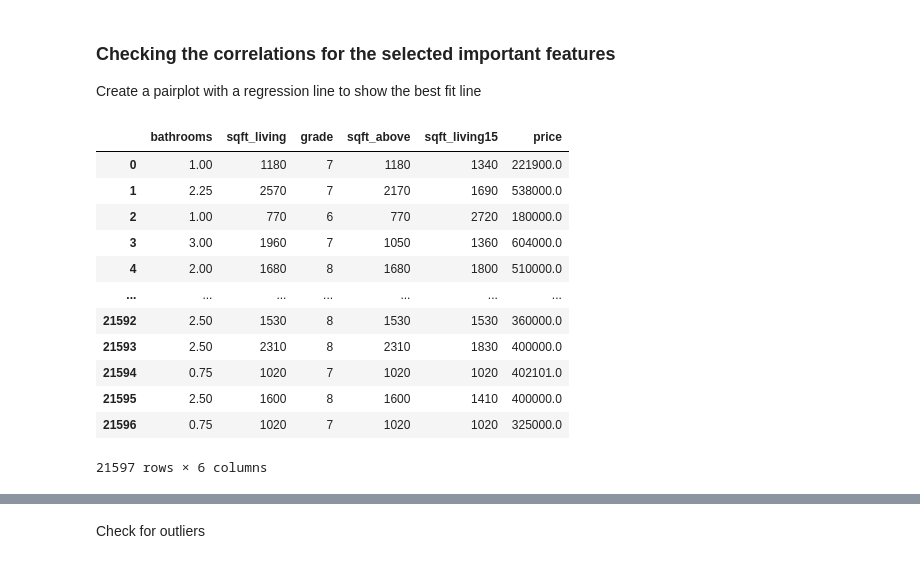
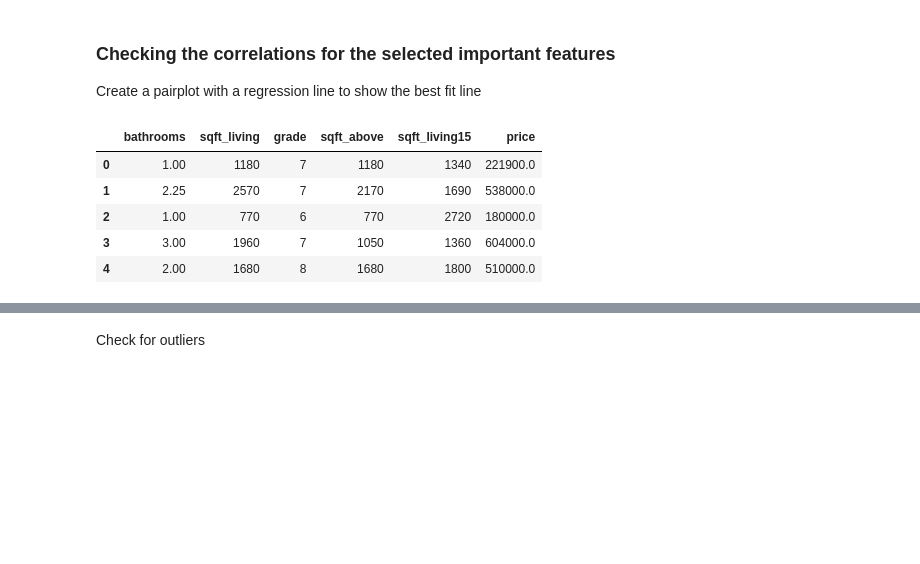
Before and after one commit to MMJGGR/Phase_2_project, a Jupyter notebook: work_in_progress/Rose.ipynb, the cells around one changed output, grey strips where cells are left out. Drawn from its saved outputs; the diff is of its cells as text; code cells hidden in the pictures; blank space fills up the shorter version.

```diff
--- a/work_in_progress/Rose.ipynb
+++ b/work_in_progress/Rose.ipynb
@@ -215,20 +220,13 @@ Based on the correlation coefficients with price from the KC Housing Data datase
 Create a pairplot with a regression line to show the best fit line
 # %%
 data2 = data[['bathrooms','sqft_living','grade','sqft_above','sqft_living15', 'price']]
-data2
+data2.head()
 # %% [output]
 |  | bathrooms | sqft_living | grade | sqft_above | sqft_living15 | price |
 | 0 | 1.00 | 1180 | 7 | 1180 | 1340 | 221900.0 |
 | 1 | 2.25 | 2570 | 7 | 2170 | 1690 | 538000.0 |
 | 2 | 1.00 | 770 | 6 | 770 | 2720 | 180000.0 |
 | 3 | 3.00 | 1960 | 7 | 1050 | 1360 | 604000.0 |
 | 4 | 2.00 | 1680 | 8 | 1680 | 1800 | 510000.0 |
-| ... | ... | ... | ... | ... | ... | ... |
-| 21592 | 2.50 | 1530 | 8 | 1530 | 1530 | 360000.0 |
-| 21593 | 2.50 | 2310 | 8 | 2310 | 1830 | 400000.0 |
-| 21594 | 0.75 | 1020 | 7 | 1020 | 1020 | 402101.0 |
-| 21595 | 2.50 | 1600 | 8 | 1600 | 1410 | 400000.0 |
-| 21596 | 0.75 | 1020 | 7 | 1020 | 1020 | 325000.0 |
-21597 rows × 6 columns
 # %%
 
```
Also changed, not shown: parts of 9 cells of this notebook.
